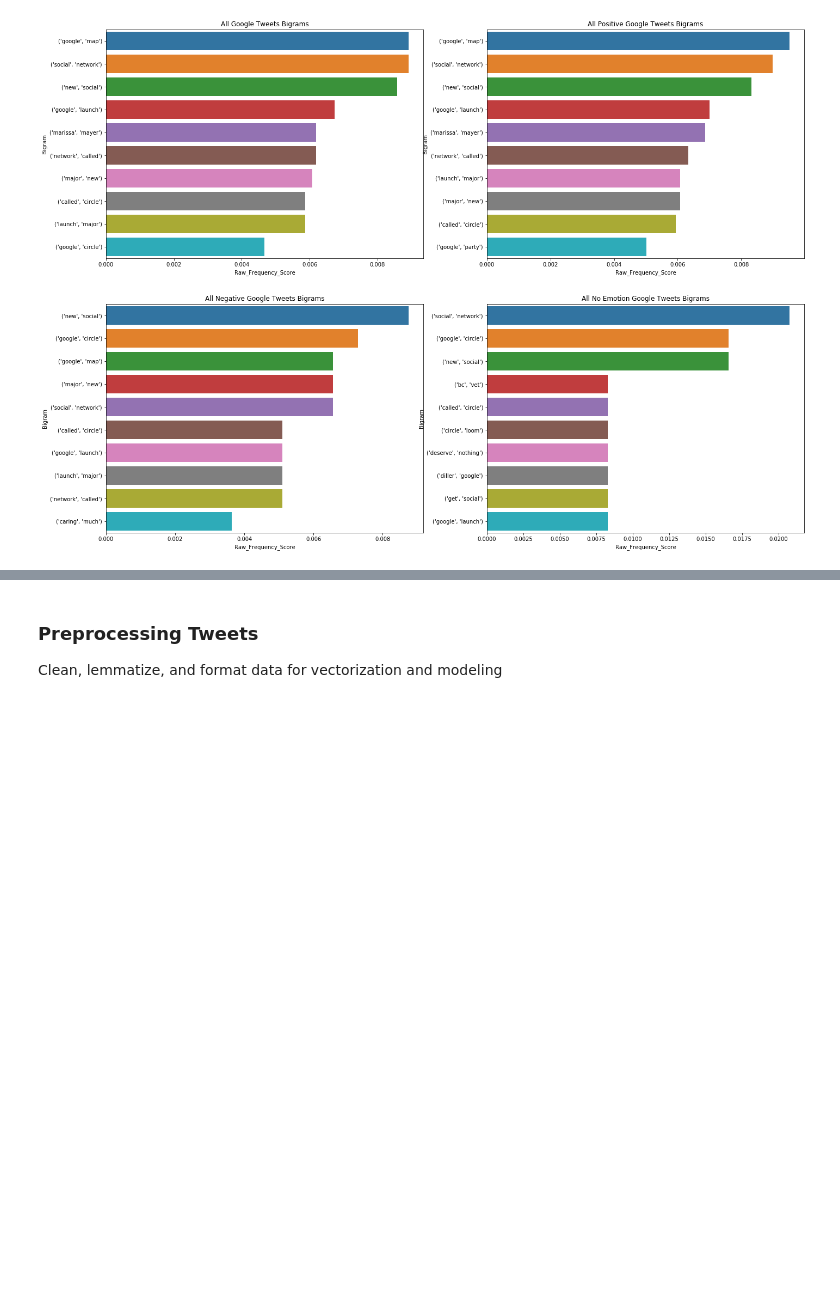
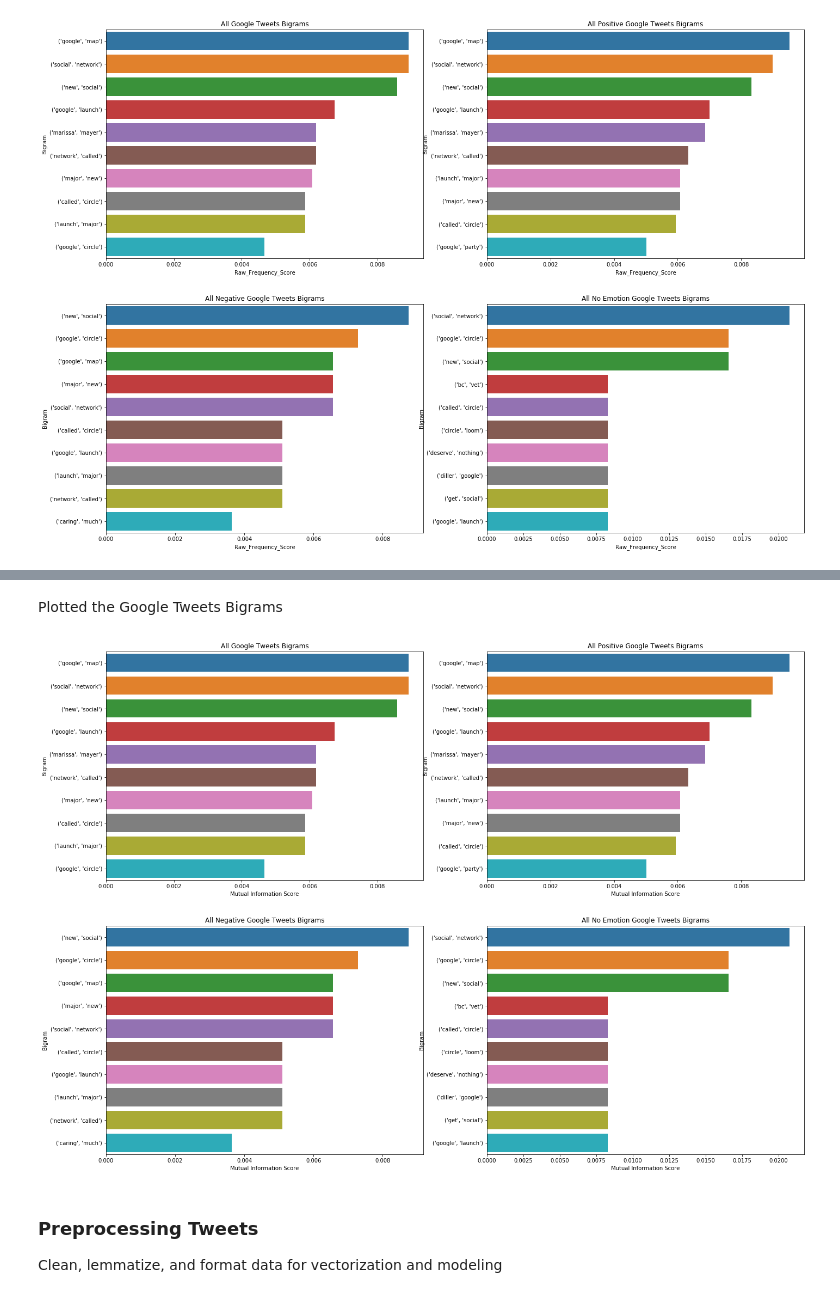
Before and after one commit to shsobieski/CustomerSentiment, a Jupyter notebook: NLP.ipynb, the cells around one changed output, grey strips where cells are left out. Saved outputs shown, nothing was run; the diff lists cells and outputs as text; code cells hidden in the pictures; blank space fills up the shorter version.

```diff
--- a/NLP.ipynb
+++ b/NLP.ipynb
@@ -477,3 +660,25 @@ plt.show()
+# %% [markdown]
+Plotted the Google Tweets Bigrams
+# %%
+df_graph9 = pd.DataFrame(tweets_scored_list[8][:10], columns = ['Bigram','Mutual Information Score'])
+df_graph10 = pd.DataFrame(tweets_scored_list[9][:10], columns = ['Bigram','Mutual Information Score'])
+df_graph11 = pd.DataFrame(tweets_scored_list[10][:10], columns = ['Bigram','Mutual Information Score'])
+df_graph12 = pd.DataFrame(tweets_scored_list[11][:10], columns = ['Bigram','Mutual Information Score'])
+fig, axs = plt.subplots(2,2)
+fig.set_figheight(17)
+fig.set_figwidth(23)
+axs[0,0].title.set_text('All Google Tweets Bigrams')
+axs[0,1].title.set_text('All Positive Google Tweets Bigrams')
+axs[1,0].title.set_text('All Negative Google Tweets Bigrams')
+axs[1,1].title.set_text('All No Emotion Google Tweets Bigrams')
+sns.barplot(data=df_graph9, y='Bigram',x='Mutual Information Score', orient='h', ax = axs[0,0])
+sns.barplot(data=df_graph10, y='Bigram',x='Mutual Information Score', orient='h', ax = axs[0,1])
+sns.barplot(data=df_graph11, y='Bigram',x='Mutual Information Score', orient='h', ax = axs[1,0])
+sns.barplot(data=df_graph12, y='Bigram',x='Mutual Information Score', orient='h', ax = axs[1,1])
+plt.savefig('figures/google_bigrams_pmi.png')
+plt.show()
+# %% [output]
+[figure, added]
 # %% [markdown]
 ### Preprocessing Tweets
 Clean, lemmatize, and format data for vectorization and modeling
```
Also changed, not shown: parts of 79 cells of this notebook, 6 other files.
